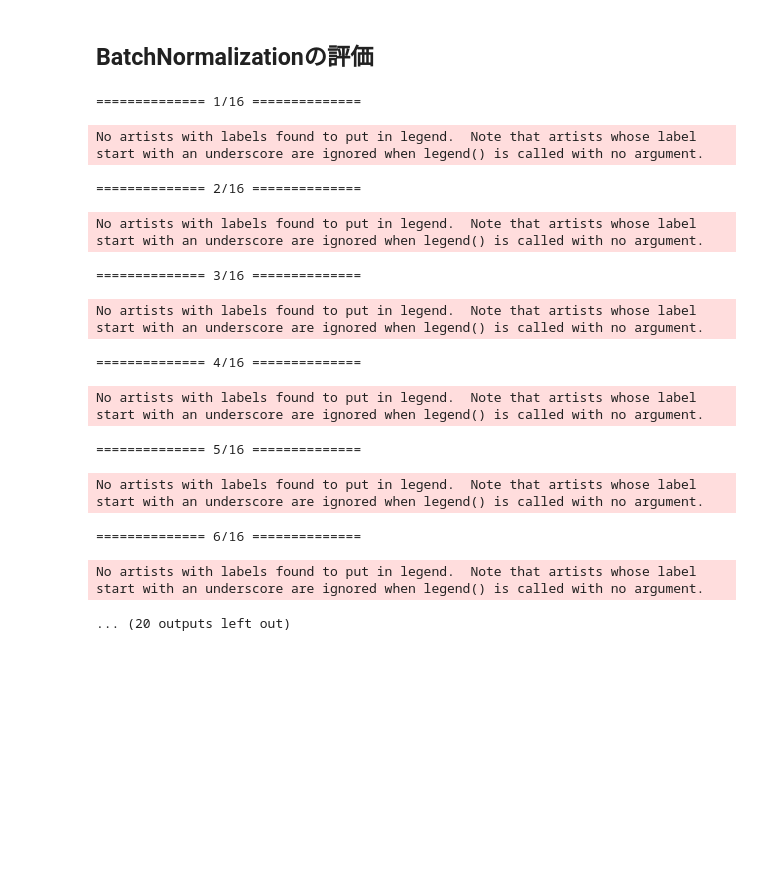
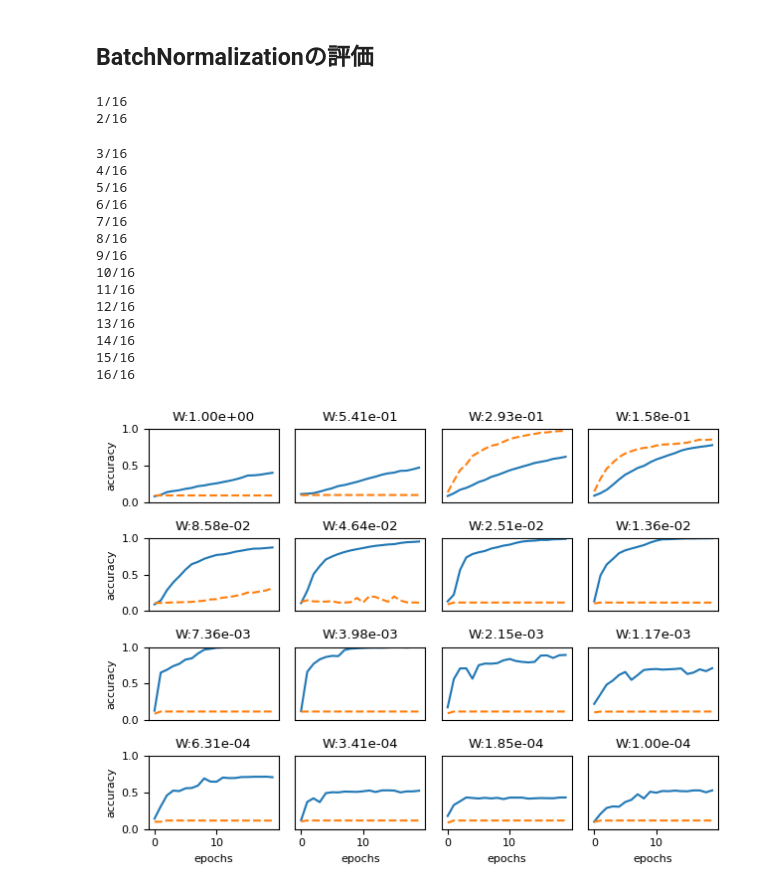
Before and after one commit to zero-one-seminar/2022-f-DeepLearning-12, a Jupyter notebook: 6.2src/batch_norm_test.ipynb, the cells around one changed output. Cells and saved outputs as stored; diff of their text form; code cells hidden in the pictures; blank space fills up the shorter version.

```diff
--- a/6.2src/batch_norm_test.ipynb
+++ b/6.2src/batch_norm_test.ipynb
@@ -142,47 +142,50 @@ def __train(weight_init_std):
 
     return train_acc_list, bn_train_acc_list
 
-
 # 3.グラフの描画==========
 weight_scale_list = np.logspace(0, -4, num=16)
 x = np.arange(max_epochs)
 
 for i, w in enumerate(weight_scale_list):
     print( str(i+1) + "/16" )
     train_acc_list, bn_train_acc_list = __train(w)
 
     plt.subplot(4,4,i+1)
-    plt.title("W:" + str(w))
+    plt.title("W:" + '{:.2e}'.format(w))
     if i == 15:
         plt.plot(x, bn_train_acc_list, label='Batch Normalization', markevery=2)
         plt.plot(x, train_acc_list, linestyle = "--", label='Normal(without BatchNorm)', markevery=2)
     else:
         plt.plot(x, bn_train_acc_list, markevery=2)
         plt.plot(x, train_acc_list, linestyle="--", markevery=2)
 
     plt.ylim(0, 1.0)
     if i % 4:
         plt.yticks([])
     else:
         plt.ylabel("accuracy")
     if i < 12:
         plt.xticks([])
     else:
         plt.xlabel("epochs")
-    plt.legend(loc='lower right')
-
+    #plt.legend(loc='lower right')
+plt.tight_layout()
 plt.show()
 # %% [output]
-============== 1/16 ==============
+1/16
+2/16
-No artists with labels found to put in legend.  Note that artists whose label start with an underscore are ignored when legend() is called with no argument.
+3/16
+4/16
+5/16
+6/16
+7/16
+8/16
+9/16
+10/16
+11/16
+12/16
+13/16
+14/16
+15/16
+16/16
-============== 2/16 ==============
-No artists with labels found to put in legend.  Note that artists whose label start with an underscore are ignored when legend() is called with no argument.
-============== 3/16 ==============
-No artists with labels found to put in legend.  Note that artists whose label start with an underscore are ignored when legend() is called with no argument.
-============== 4/16 ==============
-No artists with labels found to put in legend.  Note that artists whose label start with an underscore are ignored when legend() is called with no argument.
-============== 5/16 ==============
-No artists with labels found to put in legend.  Note that artists whose label start with an underscore are ignored when legend() is called with no argument.
-============== 6/16 ==============
-No artists with labels found to put in legend.  Note that artists whose label start with an underscore are ignored when legend() is called with no argument.
-... (20 outputs left out)
+[figure, added]
```
Also changed, not shown: 3 other files.
